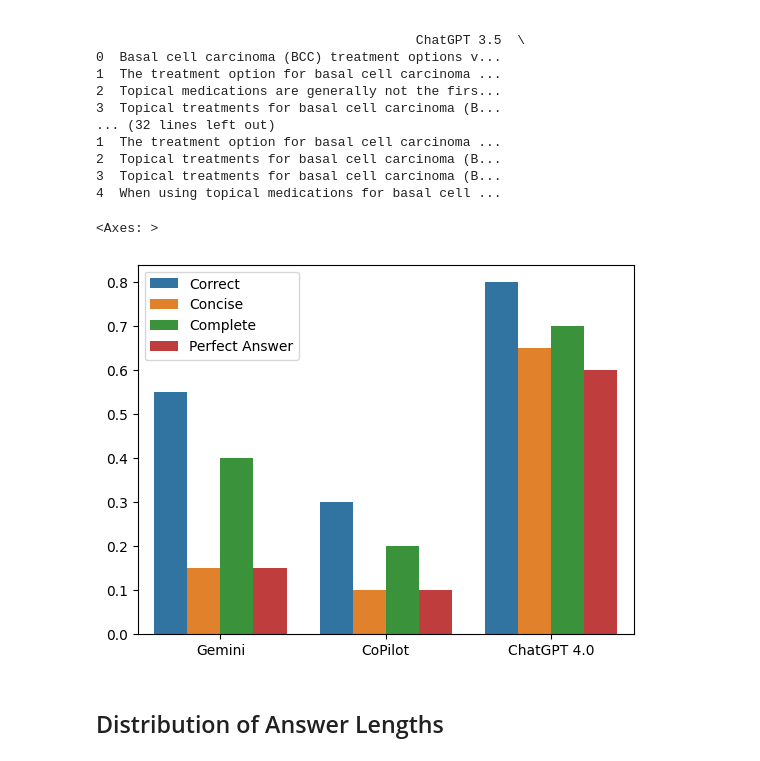
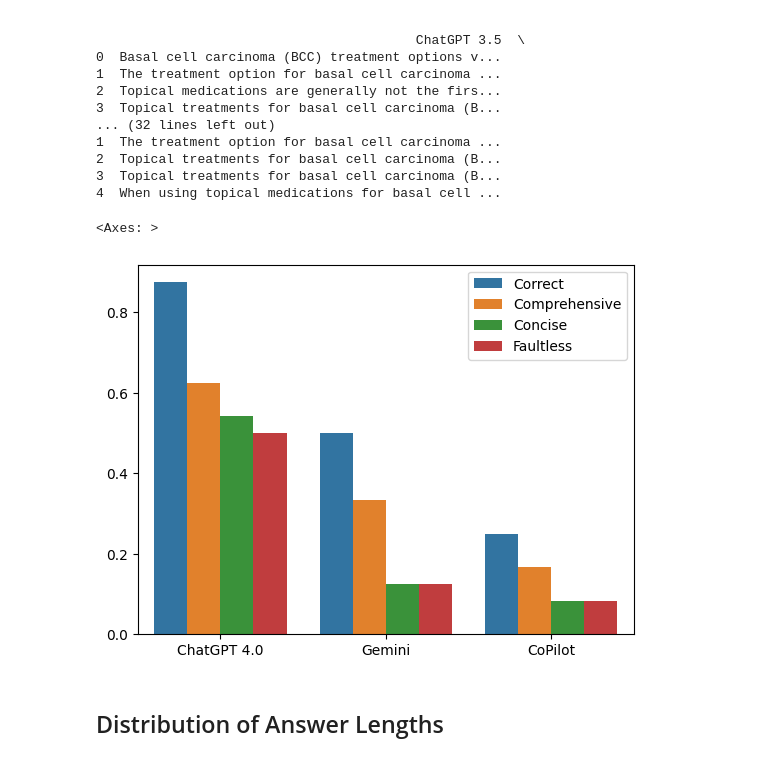
Before and after one commit to hclent/temp, a Jupyter notebook: LLM_for_BCC.ipynb, the cells around one changed output. Saved outputs shown, nothing was run; the diff lists cells and outputs as text; code cells hidden in the pictures.

```diff
--- a/LLM_for_BCC.ipynb
+++ b/LLM_for_BCC.ipynb
@@ -52,14 +52,18 @@ print(df.head())
 3  Topical treatments for basal cell carcinoma (B...
 4  When using topical medications for basal cell ...
 # %%
-x = ['Gemini'] * 4 + ['CoPilot'] * 4 + ['ChatGPT 4.0'] * 4
-y = [.55, .15, .4, .15] + [.3, .1, .2, .1] + [.8, .65, .7, .6] #TODO: scores here !!!
-h = ["Correct", "Concise", "Complete", "Perfect Answer"] * 3
+# x = ['Gemini'] * 4 + ['CoPilot'] * 4 + ['ChatGPT 4.0'] * 4
+# y = [.55, .15, .4, .15] + [.3, .1, .2, .1] + [.8, .65, .7, .6]
+# h = ["Correct", "Concise", "Complete", "Perfect Answer"] * 3
+
+x = ['ChatGPT 4.0'] * 4 +['Gemini'] * 4 + ['CoPilot'] * 4
+y = [.875, .625, .542, .5] + [.5, .333, .125, .125] + [.25, .167, .083, .083]
+h = ["Correct", "Comprehensive", "Concise", "Faultless"] * 3
 
 sns.barplot(x=x, y=y, hue=h)
 # %% [output]
 <Axes: >
-[figure, old version]
+[figure, new version]
 # %% [markdown]
 ## Distribution of Answer Lengths
 # %%
```
Also changed, not shown: parts of 9 cells of this notebook.
